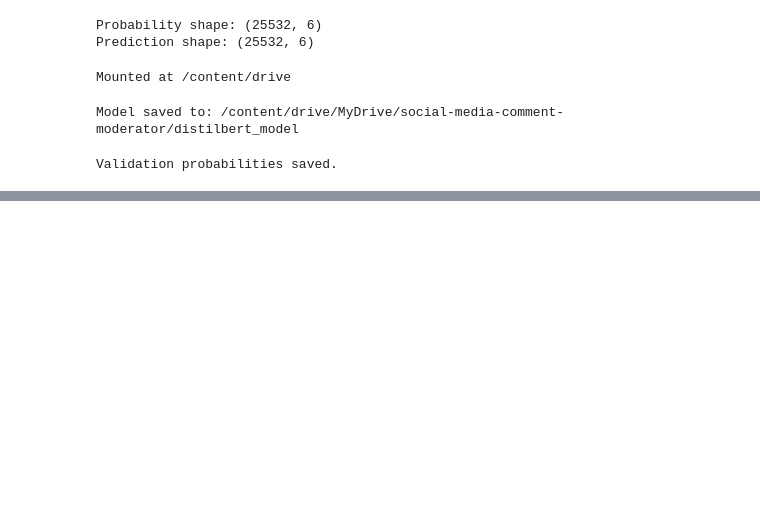
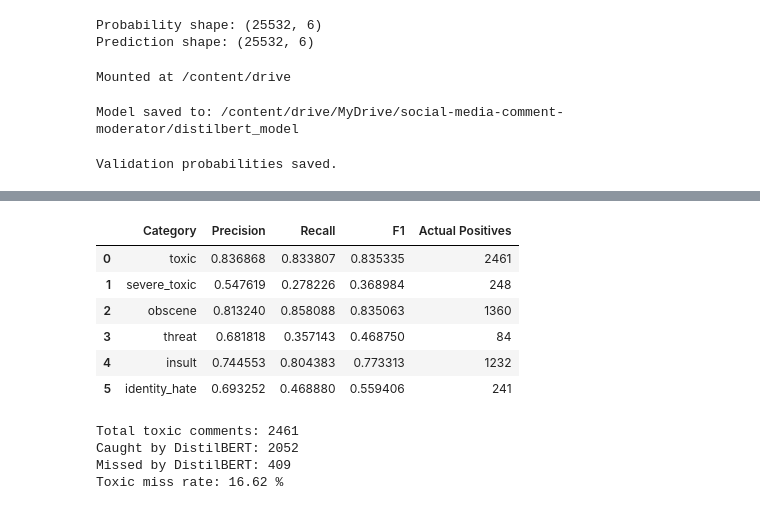
Before and after one commit to sphoorthi-munnangi/social-media-comment-moderator, a Jupyter notebook: notebooks/03_contextual_model.ipynb, the cells around one changed output, grey strips where cells are left out. Cells and saved outputs as stored; diff of their text form; code cells hidden in the pictures; blank space fills up the shorter version.

Commit message:
Complete DistilBERT model evaluation

```diff
--- a/notebooks/03_contextual_model.ipynb
+++ b/notebooks/03_contextual_model.ipynb
@@ -649,0 +664,8 @@ Validation probabilities saved.
+# %%
+import numpy as np
+
+validation_probabilities = np.load(
+    "/content/drive/MyDrive/social-media-comment-moderator/validation_probabilities.npy"
+)
+
+print("Validation probabilities shape:", validation_probabilities.shape)
@@ -649,0 +719,69 @@ Validation probabilities saved.
+# %%
+from sklearn.metrics import precision_score, recall_score, f1_score
+
+validation_predictions = (
+    validation_probabilities >= 0.50
+).astype(int)
+
+category_results = []
+
+for i, label in enumerate(label_columns):
+    actual = y_validation[label].values
+    predicted = validation_predictions[:, i]
+
+    category_results.append({
+        "Category": label,
+        "Precision": precision_score(
+            actual, predicted, zero_division=0
+        ),
+        "Recall": recall_score(
+            actual, predicted, zero_division=0
+        ),
+        "F1": f1_score(
+            actual, predicted, zero_division=0
+        ),
+        "Actual Positives": actual.sum()
+    })
+
+distilbert_category_results = pd.DataFrame(category_results)
+
+distilbert_category_results
+# %% [output]
+|  | Category | Precision | Recall | F1 | Actual Positives |
+| 0 | toxic | 0.836868 | 0.833807 | 0.835335 | 2461 |
+| 1 | severe_toxic | 0.547619 | 0.278226 | 0.368984 | 248 |
+| 2 | obscene | 0.813240 | 0.858088 | 0.835063 | 1360 |
+| 3 | threat | 0.681818 | 0.357143 | 0.468750 | 84 |
+| 4 | insult | 0.744553 | 0.804383 | 0.773313 | 1232 |
+| 5 | identity_hate | 0.693252 | 0.468880 | 0.559406 | 241 |
+# %%
+toxic_index = label_columns.index("toxic")
+
+actual_toxic = y_validation["toxic"].values
+predicted_toxic = validation_predictions[:, toxic_index]
+
+total_toxic = actual_toxic.sum()
+
+missed_toxic = (
+    (actual_toxic == 1) &
+    (predicted_toxic == 0)
+).sum()
+
+caught_toxic = (
+    (actual_toxic == 1) &
+    (predicted_toxic == 1)
+).sum()
+
+print("Total toxic comments:", total_toxic)
+print("Caught by DistilBERT:", caught_toxic)
+print("Missed by DistilBERT:", missed_toxic)
+print(
+    "Toxic miss rate:",
+    round(missed_toxic / total_toxic * 100, 2),
+    "%"
+)
+# %% [output]
+Total toxic comments: 2461
+Caught by DistilBERT: 2052
+Missed by DistilBERT: 409
+Toxic miss rate: 16.62 %
```
Also changed, not shown: parts of 26 cells of this notebook.
